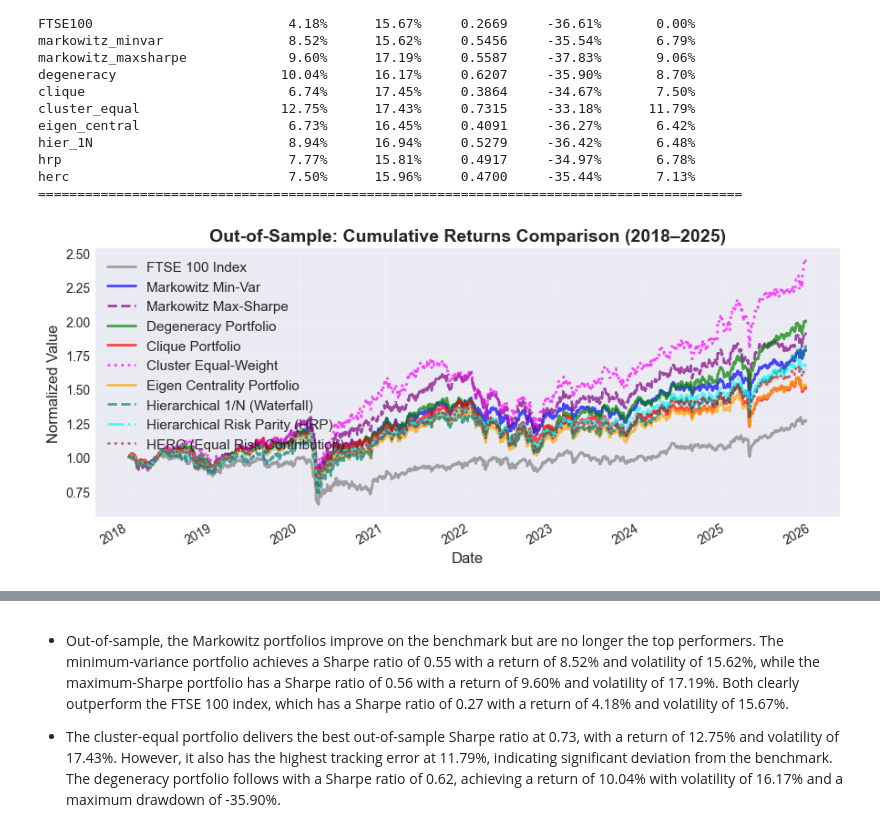
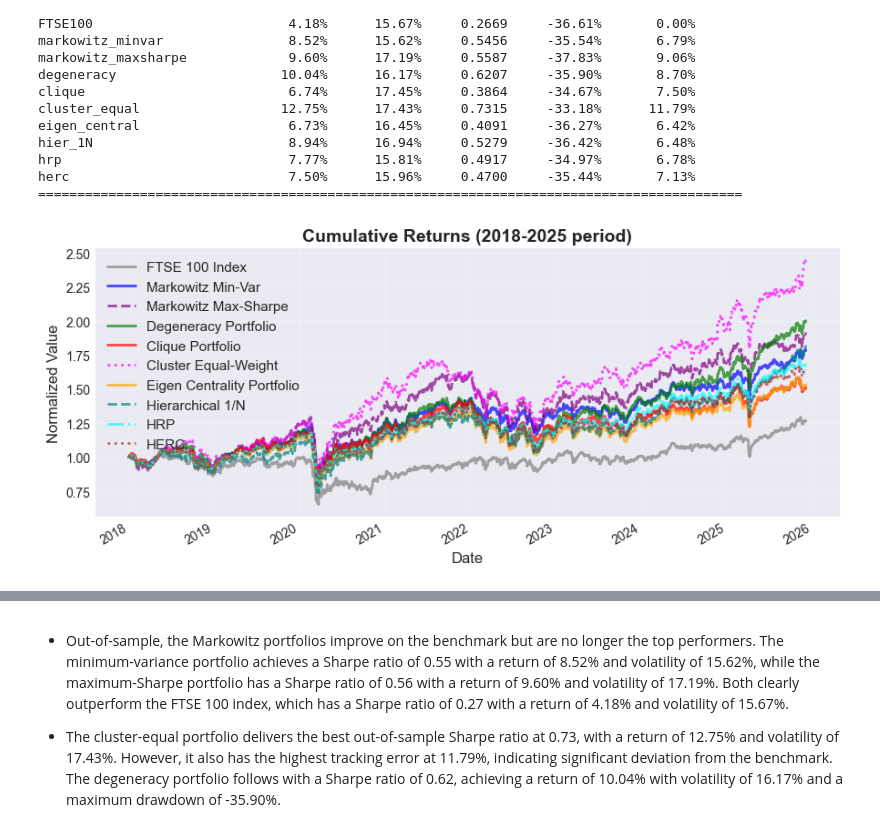
Before and after one commit to AUEBs-INVESTMENT-FINANCE-CLUB/network-clustering-portfolios, a Jupyter notebook: network_hierarchical_portfolios.ipynb, the cells around one changed output, grey strips where cells are left out. Saved outputs shown, nothing was run; the diff lists cells and outputs as text; code cells hidden in the pictures.

```diff
--- a/network_hierarchical_portfolios.ipynb
+++ b/network_hierarchical_portfolios.ipynb
@@ -564,14 +565,16 @@ def degeneracy_ordering(graph: nx.Graph, components: List[str]) -> Tuple[List[st
 in_sample_graph, in_sample_layout = create_graph(components, in_sample_correlation, threshold)
 in_sample_full_graph = create_full_correlation_graph(components, in_sample_correlation)
 # %%
-independence, leftout = degeneracy_ordering(in_sample_graph, components)
-in_sample_data['degeneracy'] = compute_equal_weighted_portfolio(in_sample_data, leftout + independence, 'degeneracy')
-
-selected_stocks = leftout + independence
+isolated, independence = degeneracy_ordering(in_sample_graph, components)
+selected_stocks = isolated + independence
+assert len(selected_stocks) > 0, "Degeneracy portfolio: no stocks selected"
+assert all(s in in_sample_data.columns for s in selected_stocks), "Degeneracy portfolio: some selected stocks not in price data"
+in_sample_data['degeneracy'] = compute_equal_weighted_portfolio(in_sample_data, selected_stocks, 'degeneracy')
+validate_portfolio_value(in_sample_data['degeneracy'], 'Degeneracy')
 print("Degeneracy Portfolio:")
 print("=" * 70)
 print(f"Total stocks selected: {len(selected_stocks)}")
-print(f"  - Stocks not in network (leftout): {len(leftout)}")
+print(f"  - Isolated nodes (degree 0): {len(isolated)}")
 print(f"  - Independent set from network: {len(independence)}")
 print("\nTop 3 and Bottom 3 selected stocks:")
 if len(selected_stocks) > 6:
@@ -1404,15 +1425,15 @@ style_map = {
     'clique': ('red', '-', 'Clique Portfolio'),
     'cluster_equal': ('magenta', ':', 'Cluster Equal-Weight'),
     'eigen_central': ('orange', '-', 'Eigen Centrality Portfolio'),
-    'hier_1N': ('teal', '--', 'Hierarchical 1/N (Waterfall)'),
-    'hrp': ('cyan', '-.', 'Hierarchical Risk Parity (HRP)'),
-    'herc': ('brown', ':', 'HERC (Equal Risk Contribution)'),
+    'hier_1N': ('teal', '--', 'Hierarchical 1/N'),
+    'hrp': ('cyan', '-.', 'HRP'),
+    'herc': ('brown', ':', 'HERC'),
 }
 
 plot_cumulative_returns(
     in_sample_data,
     portfolios,
     style_map,
-    'In-Sample: Cumulative Returns Comparison (2015-2017)'
+    'Cumulative Returns (2015-2017 period)'
 )
 # %% [output]
@@ -1472,7 +1493,7 @@ out_sample_data = out_sample_prices.copy()
 out_sample_data['FTSE100'] = metadata.loc[out_sample_data.index, 'FTSE100'].ffill()
 
 out_sample_data['degeneracy'] = compute_equal_weighted_portfolio(
-    out_sample_data, leftout + independence, 'degeneracy')
+    out_sample_data, isolated + independence, 'degeneracy')
 out_sample_data['clique'] = compute_equal_weighted_portfolio(
     out_sample_data, clique_selected, 'clique')
 out_sample_data['cluster_equal'] = compute_weighted_portfolio(
@@ -1531,12 +1552,12 @@ herc                            7.50%      15.96%     0.4700     -35.44%       7
 # %%
 plot_cumulative_returns(
     out_sample_data,
     portfolios,
     style_map,
-    'Out-of-Sample: Cumulative Returns Comparison (2018–2025)'
+    'Cumulative Returns (2018-2025 period)'
 )
 # %% [output]
-[figure, old version]
+[figure, new version]
 # %%
 plot_mean_variance_scatter(
     out_sample_data,
```
Also changed, not shown: parts of 24 cells of this notebook.
